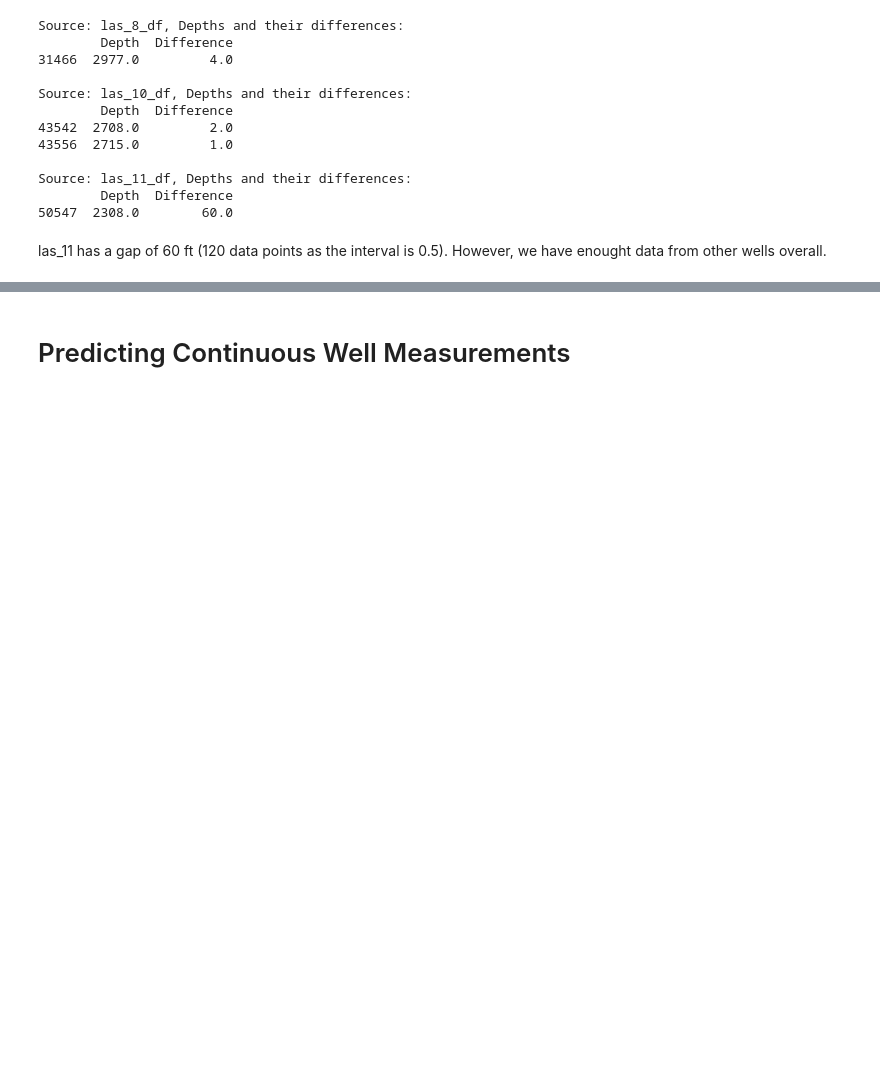
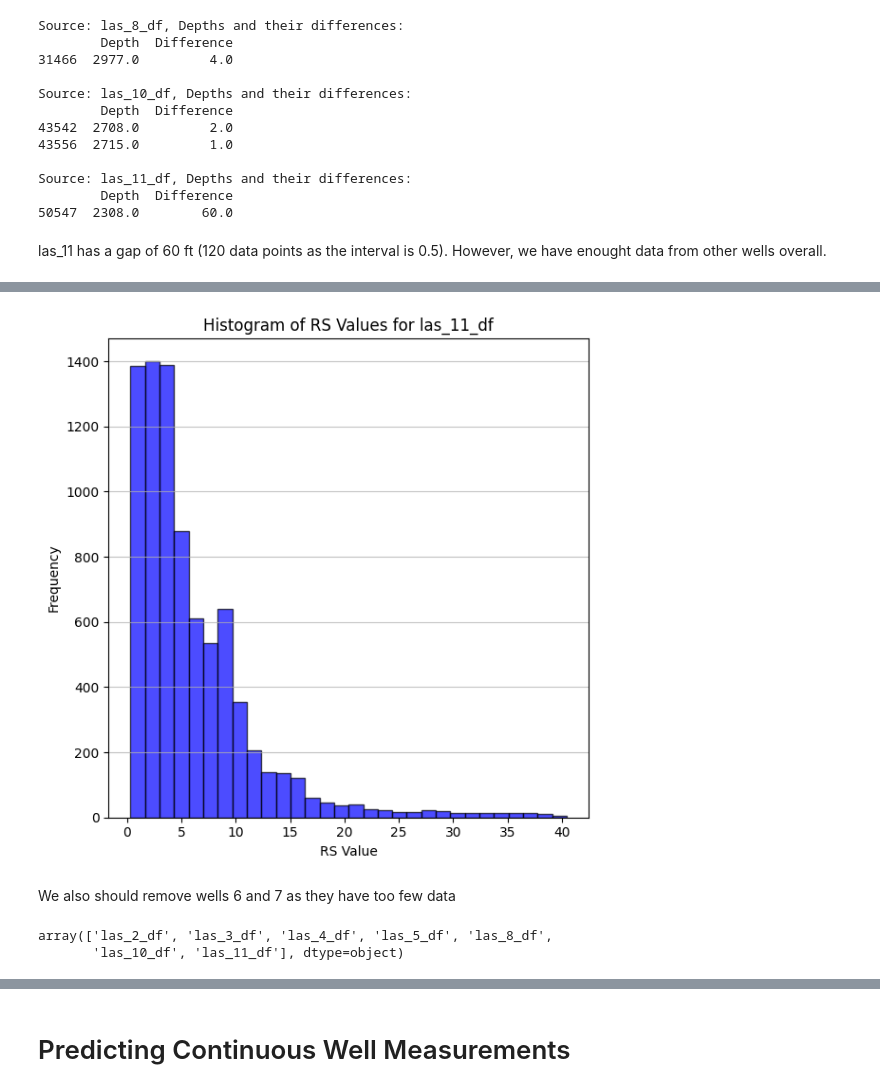
Before and after one commit to jcmefra/Petrophysics-Machine-Learning, a Jupyter notebook: notebook.ipynb, the cells around one changed output, grey strips where cells are left out. Saved outputs shown, nothing was run; the diff lists cells and outputs as text; code cells hidden in the pictures; blank space fills up the shorter version.

```diff
--- a/notebook.ipynb
+++ b/notebook.ipynb
@@ -350,0 +436,31 @@ las_11 has a gap of 60 ft (120 data points as the interval is 0.5). However, we
+# %%
+# Calculate the 99th percentile value for the 'RS' column where source is 'las_11_df'
+rs_99th_percentile = combined_df.loc[combined_df['source'] == 'las_11_df', 'RS'].quantile(0.99)
+
+# Remove rows from combined_df where 'RS' exceeds the 99th percentile for 'las_11_df'
+combined_df = combined_df[~((combined_df['source'] == 'las_11_df') & (combined_df['RS'] > rs_99th_percentile))]
+# %%
+# Filter the DataFrame for source = 'las_11_df'
+rs_data = combined_df[combined_df['source'] == 'las_11_df']['RS']
+
+# Plot the histogram
+plt.figure(figsize=(6, 6))
+plt.hist(rs_data, bins=30, color='blue', alpha=0.7, edgecolor='black')
+plt.title('Histogram of RS Values for las_11_df')
+plt.xlabel('RS Value')
+plt.ylabel('Frequency')
+plt.grid(axis='y', alpha=0.75)
+plt.tight_layout()
+plt.show()
+# %% [output]
+[figure, added]
+# %% [markdown]
+We also should remove wells 6 and 7 as they have too few data
+# %%
+# Remove las_6_df and las_7_df from the combined DataFrame
+
+combined_df = combined_df[~combined_df['source'].isin(['las_6_df', 'las_7_df'])]
+combined_df['source'].unique()
+# %% [output]
+array(['las_2_df', 'las_3_df', 'las_4_df', 'las_5_df', 'las_8_df',
+       'las_10_df', 'las_11_df'], dtype=object)
```
Also changed, not shown: parts of 6 cells of this notebook.
